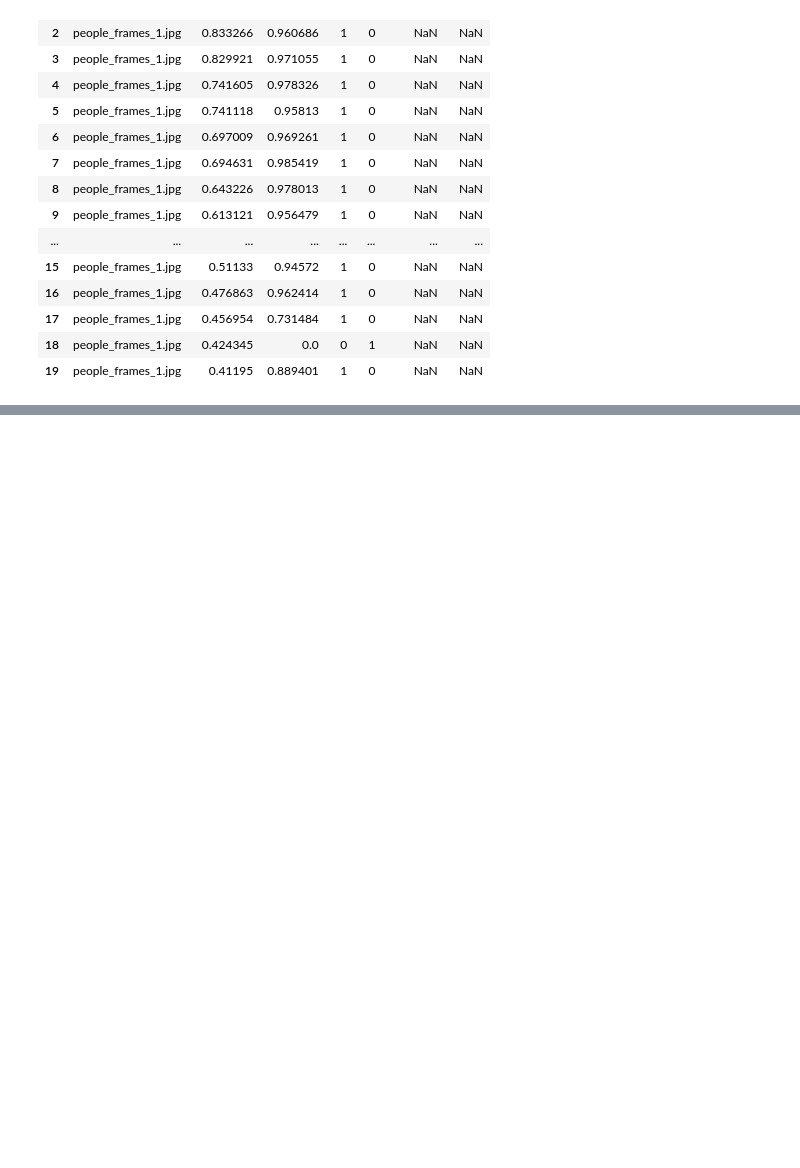
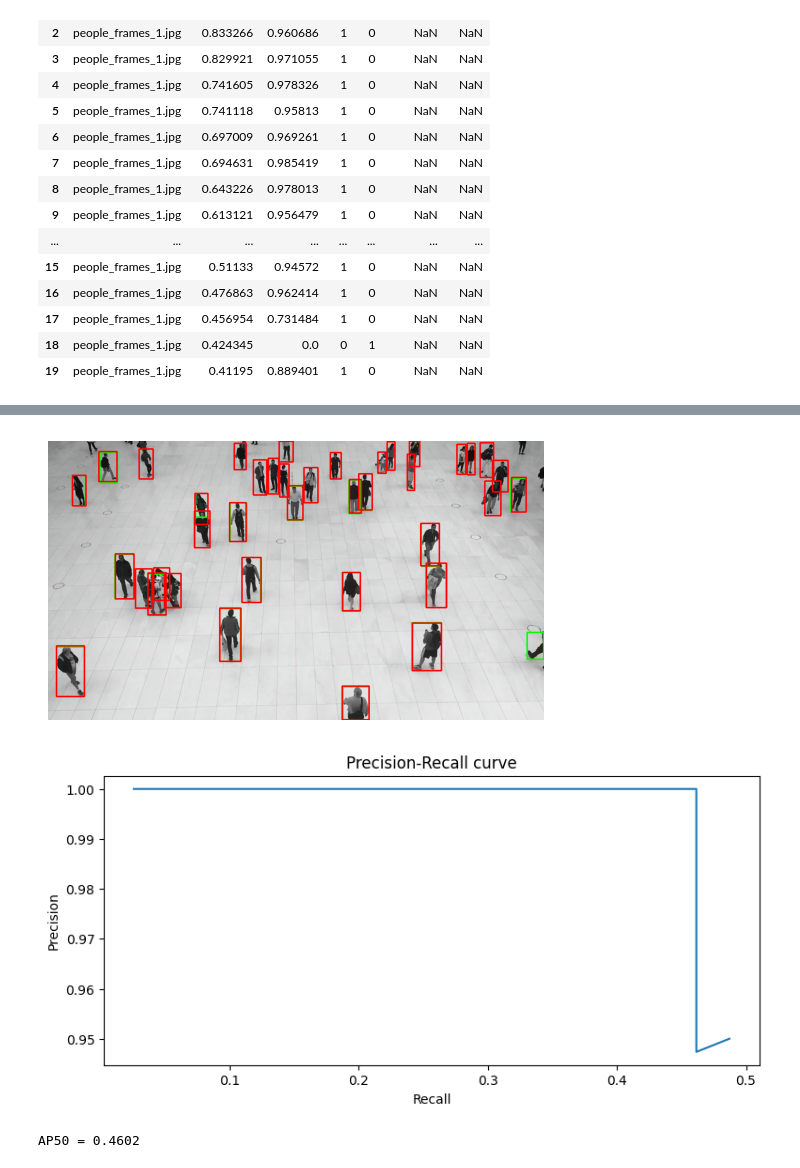
Before and after one commit to helenprokonina/Yolov8Training, a Jupyter notebook: compare_sahi.ipynb, the cells around one changed output, grey strips where cells are left out. Cells and saved outputs as stored; diff of their text form; code cells hidden in the pictures; blank space fills up the shorter version.

```diff
--- a/compare_sahi.ipynb
+++ b/compare_sahi.ipynb
@@ -262,2 +269,8 @@ plt.show()
+# %%
+compute_AP50("datasets/labels/people_frames_1.txt", results, "people_frames/people_frames_1.jpg")
+# %% [output]
+[figure, added]
+[figure, added]
+AP50 = 0.4602
 # %%
 image = cv2.imread("people_frames/people_frames_1.jpg")
```
Also changed, not shown: parts of 20 cells of this notebook.
